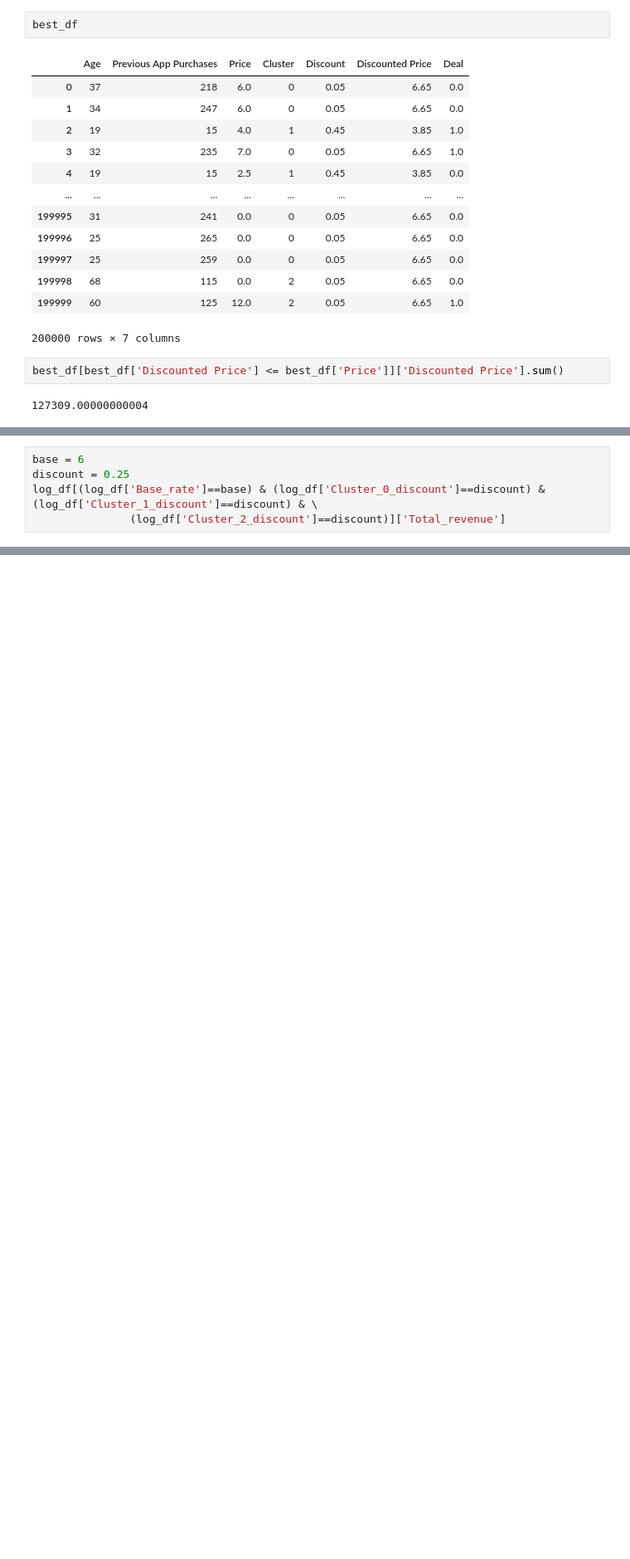
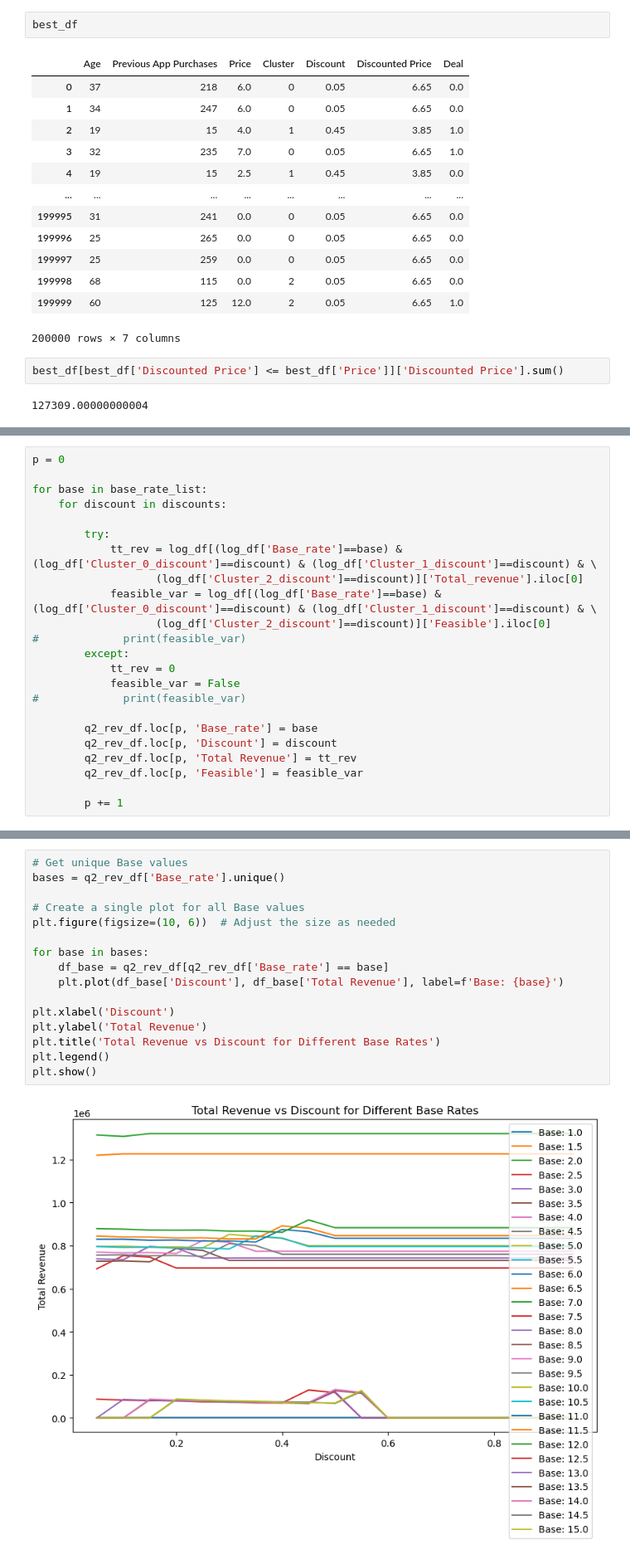
Before and after one commit to MiracleSkyHawk/RSM8423_GA4, a Jupyter notebook: RSM8423_GA4_Jesse_cluster-Copy2.ipynb, the cells around one changed output, grey strips where cells are left out. Shown: that part at 83% size. Saved outputs shown, nothing was run; the diff lists cells and outputs as text; blank space fills up the shorter version.

```diff
--- a/RSM8423_GA4_Jesse_cluster-Copy2.ipynb
+++ b/RSM8423_GA4_Jesse_cluster-Copy2.ipynb
@@ -578,5 +575,0 @@ best_df[best_df['Discounted Price'] <= best_df['Price']]['Discounted Price'].sum
-# %%
-base = 6
-discount = 0.25
-log_df[(log_df['Base_rate']==base) & (log_df['Cluster_0_discount']==discount) & (log_df['Cluster_1_discount']==discount) & \
-               (log_df['Cluster_2_discount']==discount)]['Total_revenue']
@@ -666,0 +580,23 @@ for base in bases:
+# %%
+p = 0
+
+for base in base_rate_list:
+    for discount in discounts:
+
+        try:
+            tt_rev = log_df[(log_df['Base_rate']==base) & (log_df['Cluster_0_discount']==discount) & (log_df['Cluster_1_discount']==discount) & \
+                   (log_df['Cluster_2_discount']==discount)]['Total_revenue'].iloc[0]
+            feasible_var = log_df[(log_df['Base_rate']==base) & (log_df['Cluster_0_discount']==discount) & (log_df['Cluster_1_discount']==discount) & \
+                   (log_df['Cluster_2_discount']==discount)]['Feasible'].iloc[0]
+#             print(feasible_var)
+        except:
+            tt_rev = 0
+            feasible_var = False
+#             print(feasible_var)
+
+        q2_rev_df.loc[p, 'Base_rate'] = base
+        q2_rev_df.loc[p, 'Discount'] = discount
+        q2_rev_df.loc[p, 'Total Revenue'] = tt_rev
+        q2_rev_df.loc[p, 'Feasible'] = feasible_var
+
+        p += 1
@@ -666,0 +620,18 @@ for base in bases:
+# %%
+# Get unique Base values
+bases = q2_rev_df['Base_rate'].unique()
+
+# Create a single plot for all Base values
+plt.figure(figsize=(10, 6))  # Adjust the size as needed
+
+for base in bases:
+    df_base = q2_rev_df[q2_rev_df['Base_rate'] == base]
+    plt.plot(df_base['Discount'], df_base['Total Revenue'], label=f'Base: {base}')
+
+plt.xlabel('Discount')
+plt.ylabel('Total Revenue')
+plt.title('Total Revenue vs Discount for Different Base Rates')
+plt.legend()
+plt.show()
+# %% [output]
+[figure, added]
```
Also changed, not shown: parts of 17 cells of this notebook.
